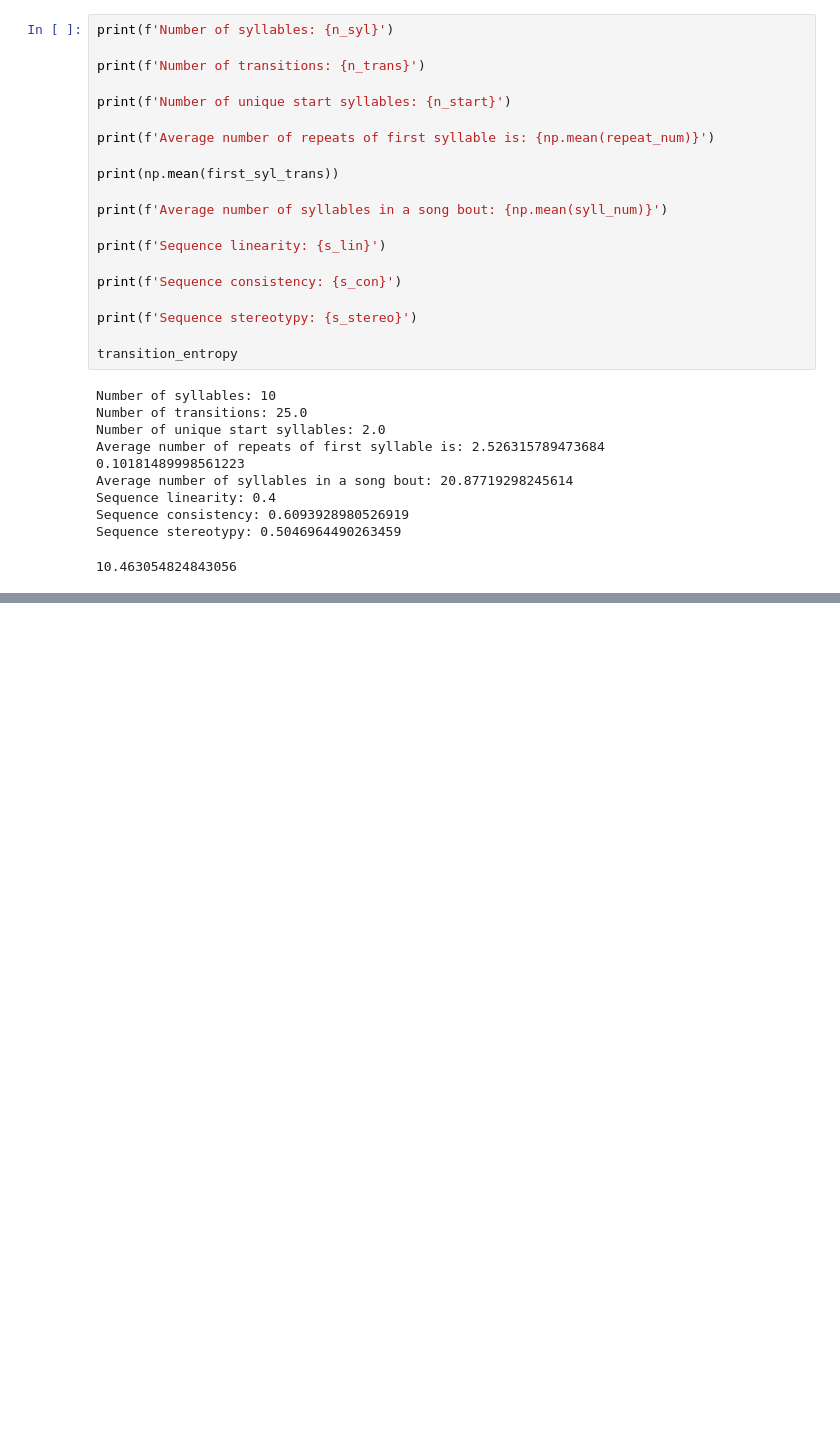
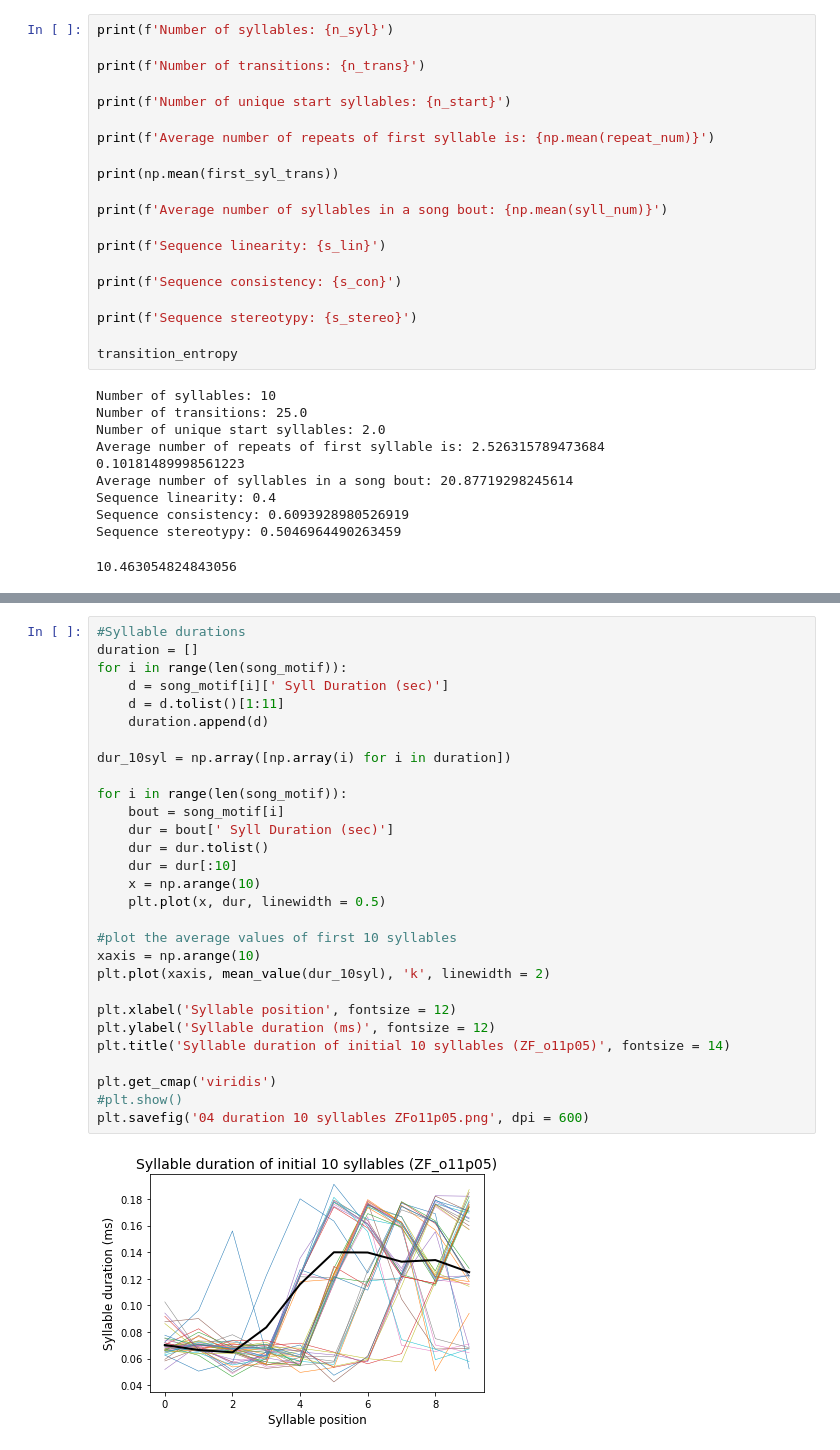
Before and after one commit to vasudha-kulkarni/IN-comparative-analysis, a Jupyter notebook: Quantifying_differences.ipynb, the cells around one changed output, grey strips where cells are left out. Saved outputs shown, nothing was run; the diff lists cells and outputs as text; blank space fills up the shorter version.

```diff
--- a/Quantifying_differences.ipynb
+++ b/Quantifying_differences.ipynb
@@ -327,0 +424,31 @@ Sequence stereotypy: 0.5046964490263459
+# %%
+#Syllable durations
+duration = []
+for i in range(len(song_motif)):
+    d = song_motif[i][' Syll Duration (sec)']
+    d = d.tolist()[1:11]
+    duration.append(d)
+
+dur_10syl = np.array([np.array(i) for i in duration])
+
+for i in range(len(song_motif)):
+    bout = song_motif[i]
+    dur = bout[' Syll Duration (sec)']
+    dur = dur.tolist()
+    dur = dur[:10]
+    x = np.arange(10)
+    plt.plot(x, dur, linewidth = 0.5)
+
+#plot the average values of first 10 syllables
+xaxis = np.arange(10)
+plt.plot(xaxis, mean_value(dur_10syl), 'k', linewidth = 2)
+
+plt.xlabel('Syllable position', fontsize = 12)
+plt.ylabel('Syllable duration (ms)', fontsize = 12)
+plt.title('Syllable duration of initial 10 syllables (ZF_o11p05)', fontsize = 14)
+
+plt.get_cmap('viridis')
+#plt.show()
+plt.savefig('04 duration 10 syllables ZFo11p05.png', dpi = 600)
+# %% [output]
+[figure, added]
```
Also changed, not shown: parts of 14 cells of this notebook, 17 other files.
